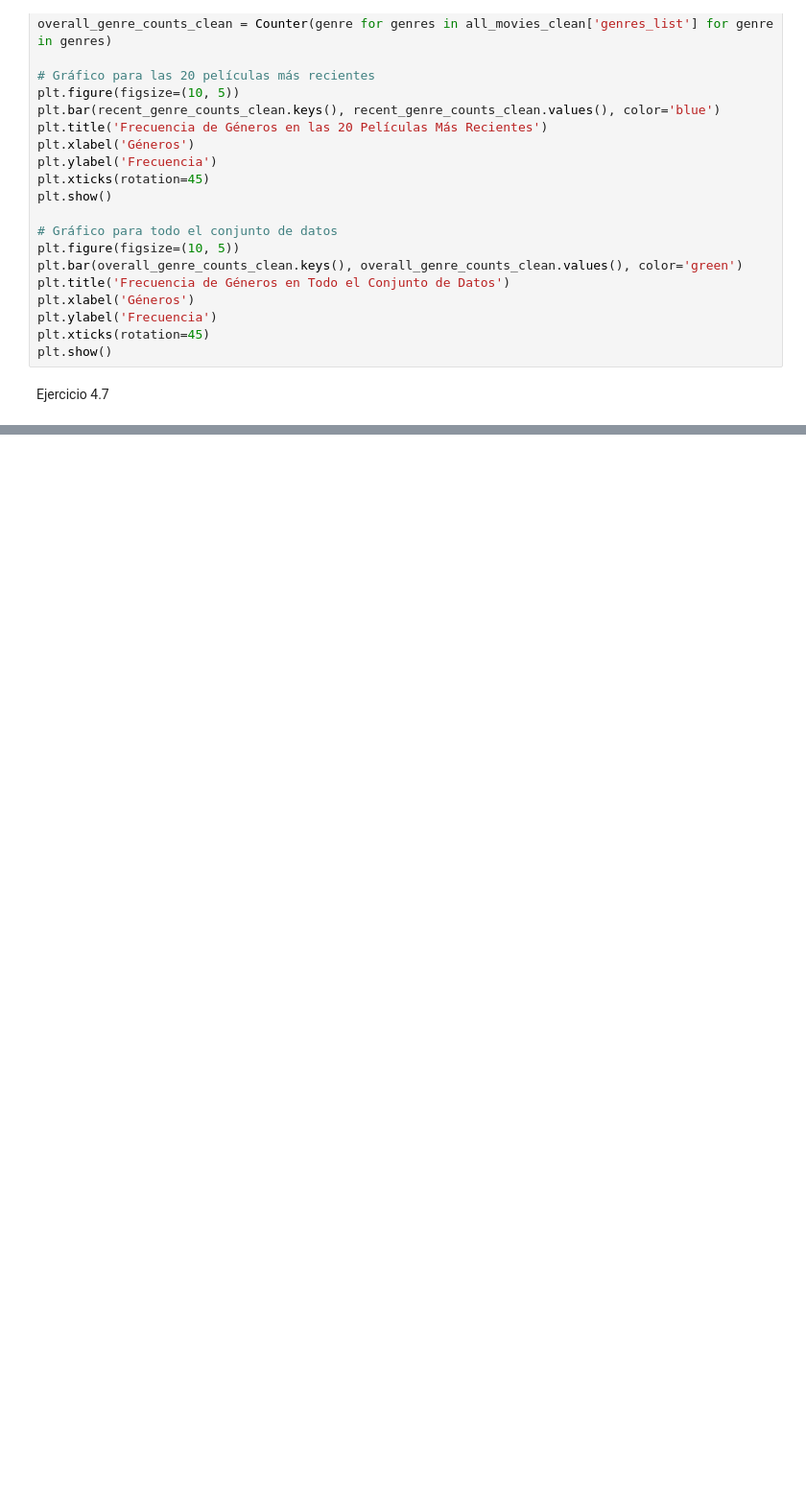
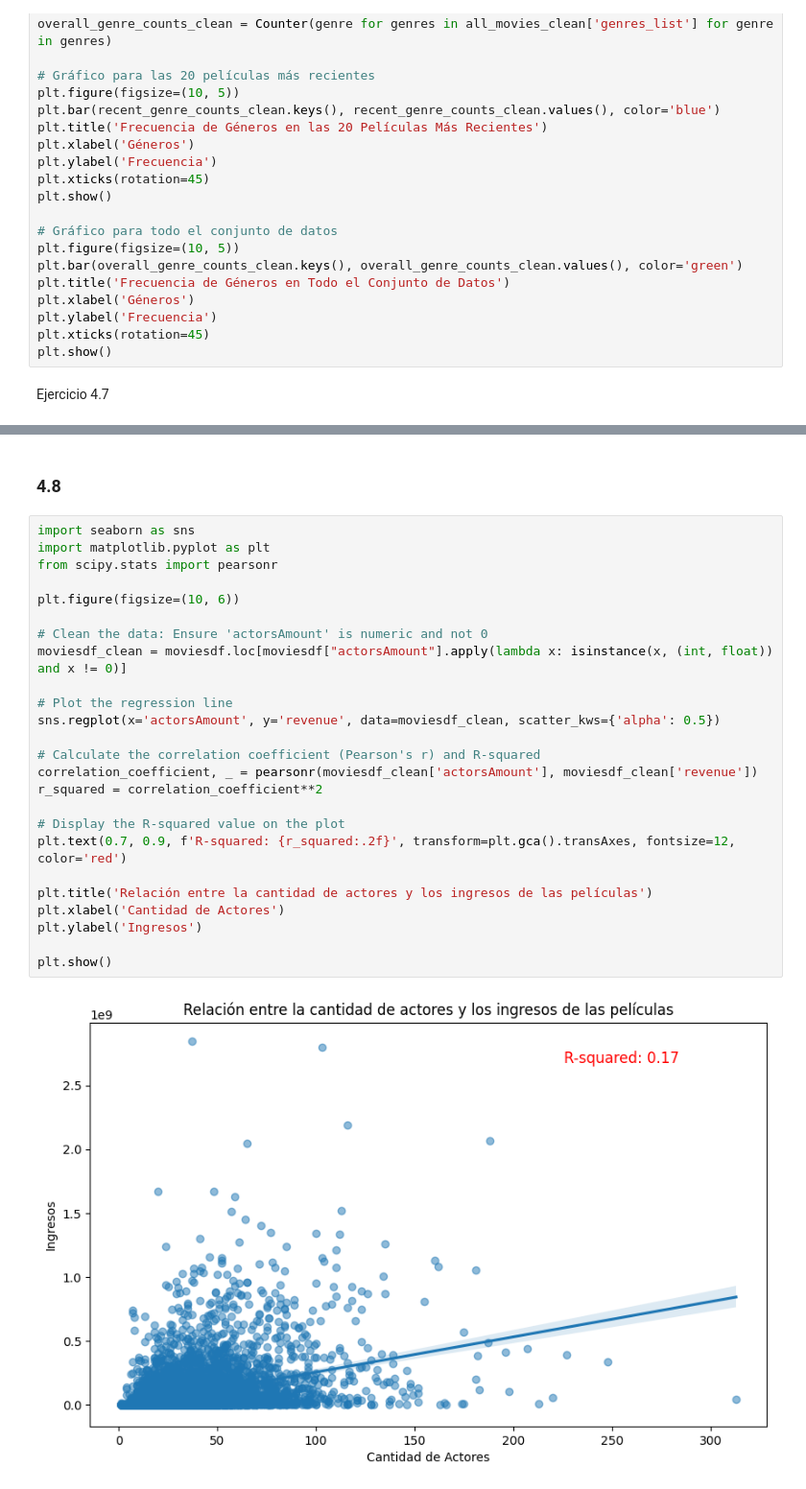
Before and after one commit to Arthurs101/HT-1DATAMINING, a Jupyter notebook: HT.ipynb, the cells around one changed output, grey strips where cells are left out. Shown at 96% size. Cells and saved outputs as stored; diff of their text form; blank space fills up the shorter version.

Commit message:
retrieved lost data between comits, excercise 1, 4.8-4.10

```diff
--- a/HT.ipynb
+++ b/HT.ipynb
@@ -156,0 +205,29 @@ print("Genero principal con mayores ganancias:", sorted_genres_by_profit.idxmax(
+# %% [markdown]
+### 4.8
+# %%
+import seaborn as sns
+import matplotlib.pyplot as plt
+from scipy.stats import pearsonr
+
+plt.figure(figsize=(10, 6))
+
+# Clean the data: Ensure 'actorsAmount' is numeric and not 0
+moviesdf_clean = moviesdf.loc[moviesdf["actorsAmount"].apply(lambda x: isinstance(x, (int, float)) and x != 0)]
+
+# Plot the regression line
+sns.regplot(x='actorsAmount', y='revenue', data=moviesdf_clean, scatter_kws={'alpha': 0.5})
+
+# Calculate the correlation coefficient (Pearson's r) and R-squared
+correlation_coefficient, _ = pearsonr(moviesdf_clean['actorsAmount'], moviesdf_clean['revenue'])
+r_squared = correlation_coefficient**2
+
+# Display the R-squared value on the plot
+plt.text(0.7, 0.9, f'R-squared: {r_squared:.2f}', transform=plt.gca().transAxes, fontsize=12, color='red')
+
+plt.title('Relación entre la cantidad de actores y los ingresos de las películas')
+plt.xlabel('Cantidad de Actores')
+plt.ylabel('Ingresos')
+
+plt.show()
+# %% [output]
+[figure, added]
```
Also changed, not shown: parts of 8 cells of this notebook.
